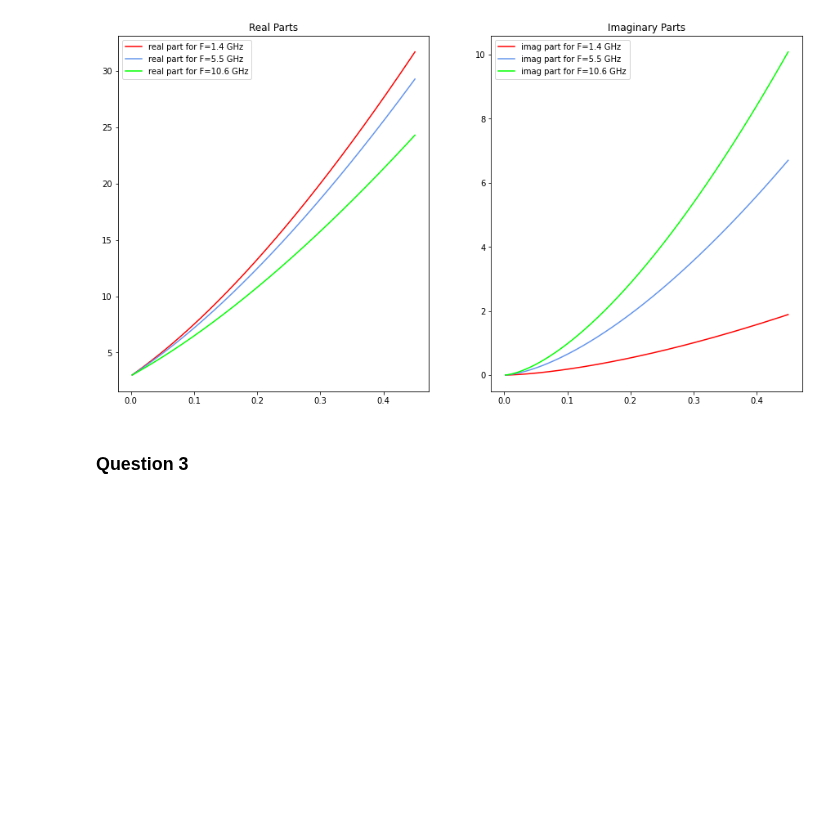
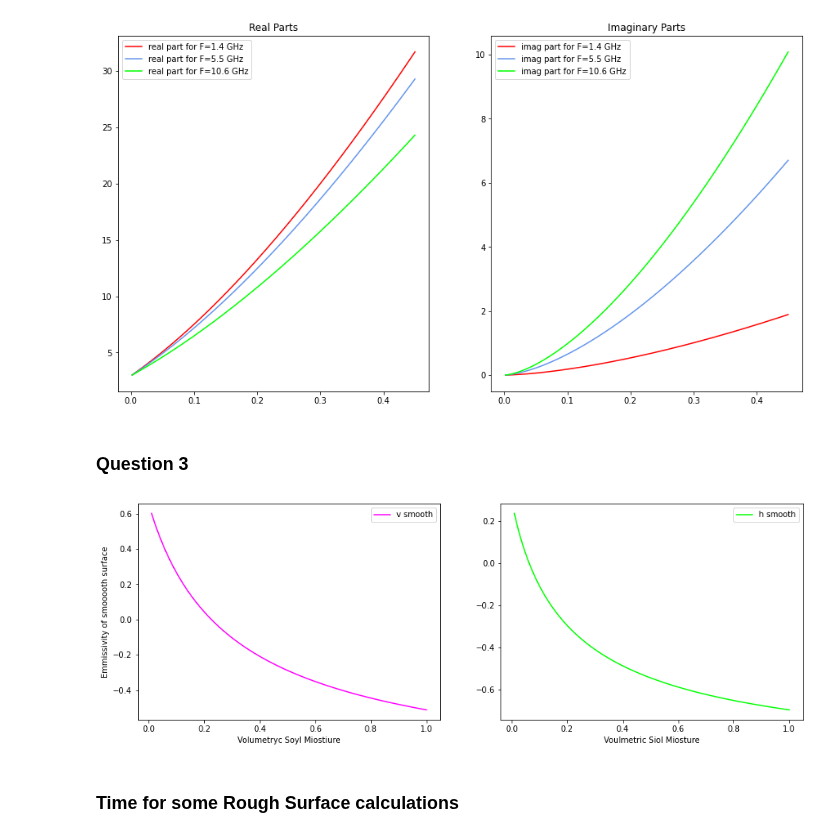
Before and after one commit to debnovalina/PPESO-Practical, a Jupyter notebook: microwave.ipynb, the cells around one changed output. Cells and saved outputs as stored; diff of their text form; code cells hidden in the pictures; blank space fills up the shorter version.

Commit message:
With Graphics of love and beauty

```diff
--- a/microwave.ipynb
+++ b/microwave.ipynb
@@ -127,13 +127,13 @@ def emmisivity_vv_smooth (theta, T,frq,mv,S,C):
     e=real_e-imag_e*1j
     R_vv = (e * np.cos(theta) - np.sqrt (e - np.sin(theta)**2)) / (e * np.cos(theta) + np.sqrt (e - np.sin(theta)**2))
     rho_vv = np.abs (R_vv)*2
-    emissivity_vv_smooth = 1 - rho_vv
-    return emissivity_vv_smooth
+    emissivity_smooth = 1 - rho_vv
+    return emissivity_smooth
 
-def emissiovity_hh_smooth (theta, T,frq,mv,S,C):
+def emissivity_hh_smooth (theta, T,frq,mv,S,C):
     real_e, imag_e = soil_dialectric(T,frq,mv,S,C)
     e=real_e-imag_e*1j
     R_hh = (np.cos(theta) - np.sqrt (e - np.sin(theta)**2)) / (np.cos(theta) + np.sqrt (e - np.sin(theta)**2))
     rho_hh = np.abs (R_hh)*2
-    emissivity_hh_smooth = 1 - rho_hh
-    return emissivity_hh_smooth
+    emissivity_smooth = 1 - rho_hh
+    return emissivity_smooth
@@ -146,3 +140,27 @@ smooth_hh =
+# %%
+# Plot the results
+mv=np.linspace(0,1,100)[1:]
+incident_angle=np.radians(40)
+smooth_vv = emmisivity_vv_smooth(incident_angle,T,frequencies[0],mv,sand_frac,clay_frac)
+smooth_hh = emissivity_hh_smooth(incident_angle,T,frequencies[0],mv,sand_frac,clay_frac)
+
+f, (ax1,ax2)=plt.subplots(1,2,figsize=(15,5))
+
+ax1.plot(mv,smooth_vv,color='magenta',label='v smooth')
+ax1.set_xlabel('Volumetryc Soyl Miostiure')
+ax1.set_ylabel('Emmissivity of smooooth surface')
+ax1.legend()
+
+ax2.plot(mv,smooth_hh,color='lime',label='h smooth')
+ax2.set_xlabel('Voulmetric Siol Miosture')
+
+ax2.legend()
+
+plt.show()
+# %% [output]
+[figure, added]
+# %% [markdown]
+### Time for some Rough Surface calculations
 # %%
 # Rough surface emissivity equations
 def emmisivity_vv_rough (theta, T,frq,mv,S,C, h):
```
Also changed, not shown: parts of 3 cells of this notebook.
